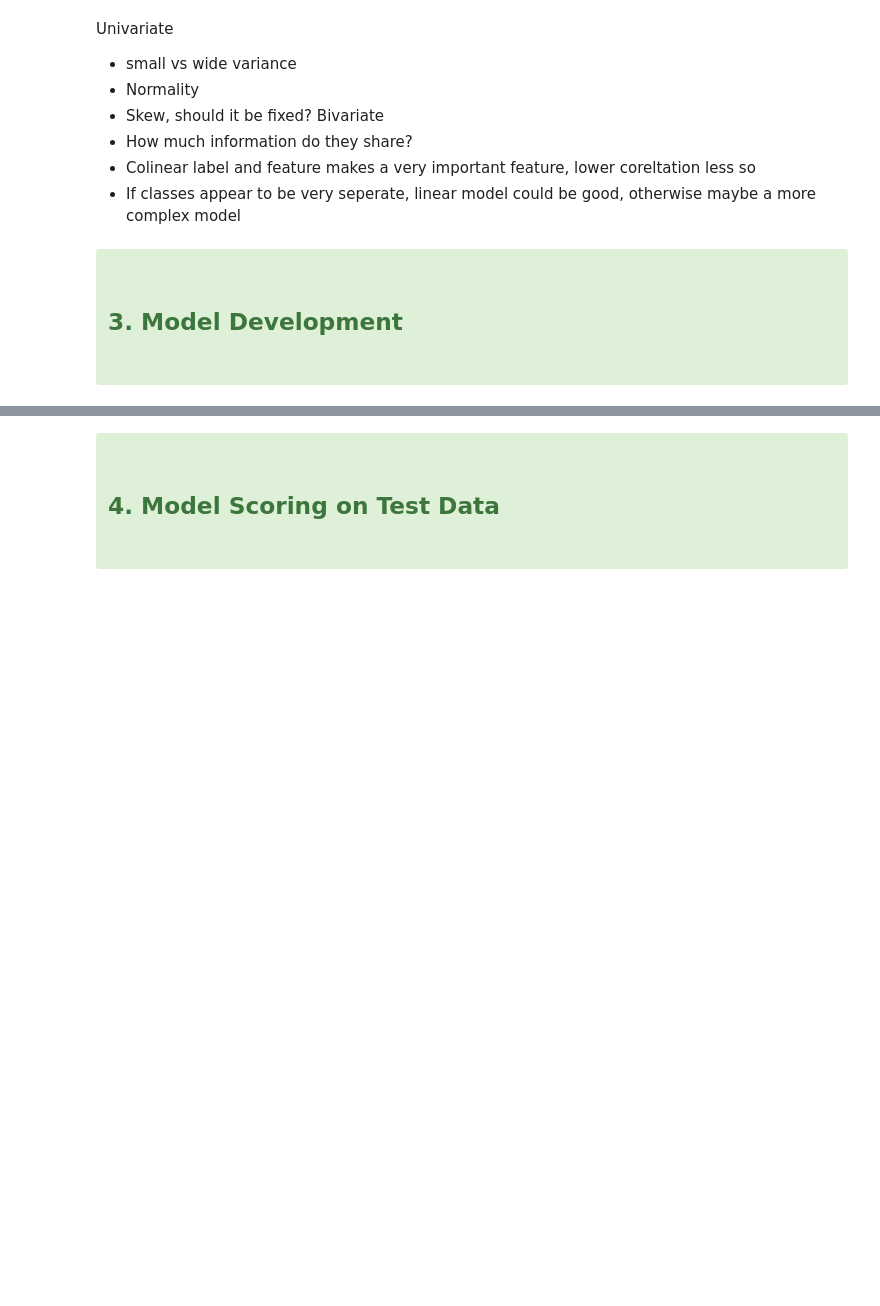
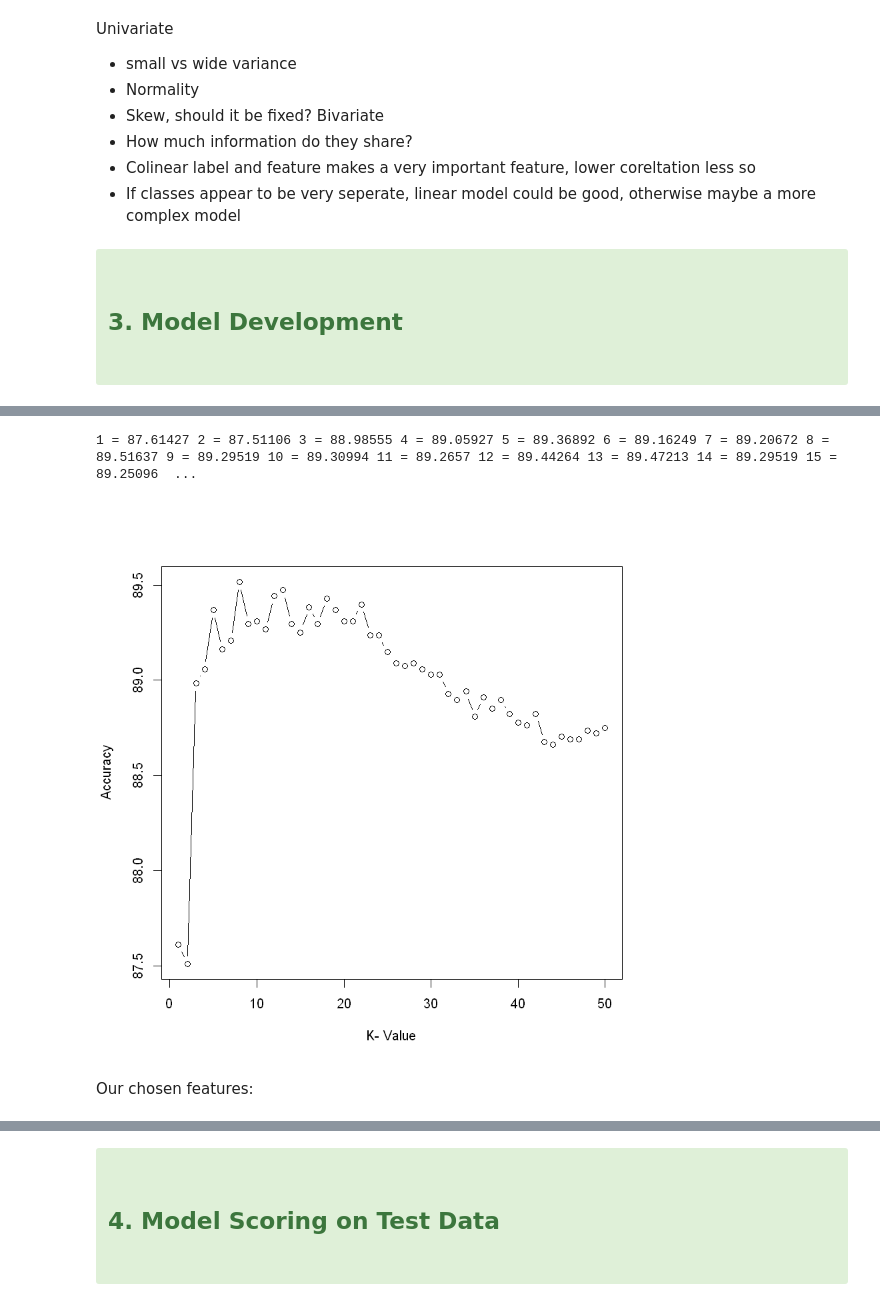
Before and after one commit to 20spaghetti/Customer-Churn-Prediction, a Jupyter notebook: Customer Churn Prediction.ipynb, the cells around one changed output, grey strips where cells are left out. Cells and saved outputs as stored; diff of their text form; code cells hidden in the pictures; blank space fills up the shorter version.

```diff
--- a/Customer Churn Prediction.ipynb
+++ b/Customer Churn Prediction.ipynb
@@ -1060,0 +943,3 @@ Say something like: The data relationships looked very complex, so non linear me
+# %%
+fit.qda = qda(labels ~ feature_1+ feature_3+ feature_14 + feature_15, data = training)
+fit.qda
@@ -1060,0 +959,3 @@ Say something like: The data relationships looked very complex, so non linear me
+# %%
+pred.qda <- predict(fit.qda, validation)
+confusionMatrix(pred.qda$class, validation[,17], positive="1")
@@ -1060,0 +986,2 @@ Say something like: The data relationships looked very complex, so non linear me
+# %%
+pred.knn1 <- knn(training[,-17],validation[,-17],cl=training[,17],k=10)
@@ -1060,0 +1009,17 @@ Say something like: The data relationships looked very complex, so non linear me
+# %%
+i=1
+k.optm=1
+for (i in seq(1,50)){
+    pred.knn1 <- knn(training[,-17],validation[,-17],cl=training[,17],k=i)
+    k.optm[i] <- 100 * confusionMatrix(pred.knn1, validation[,17], positive="0")$overall[1]
+    k=i
+    cat(k,'=',k.optm[i],'')
+}
+# %% [output]
+1 = 87.61427 2 = 87.51106 3 = 88.98555 4 = 89.05927 5 = 89.36892 6 = 89.16249 7 = 89.20672 8 = 89.51637 9 = 89.29519 10 = 89.30994 11 = 89.2657 12 = 89.44264 13 = 89.47213 14 = 89.29519 15 = 89.25096  ...
+# %%
+plot(k.optm, type="b", xlab="K- Value",ylab="Accuracy")
+# %% [output]
+[figure, added]
+# %% [markdown]
+Our chosen features:
```
Also changed, not shown: parts of 82 cells of this notebook.
